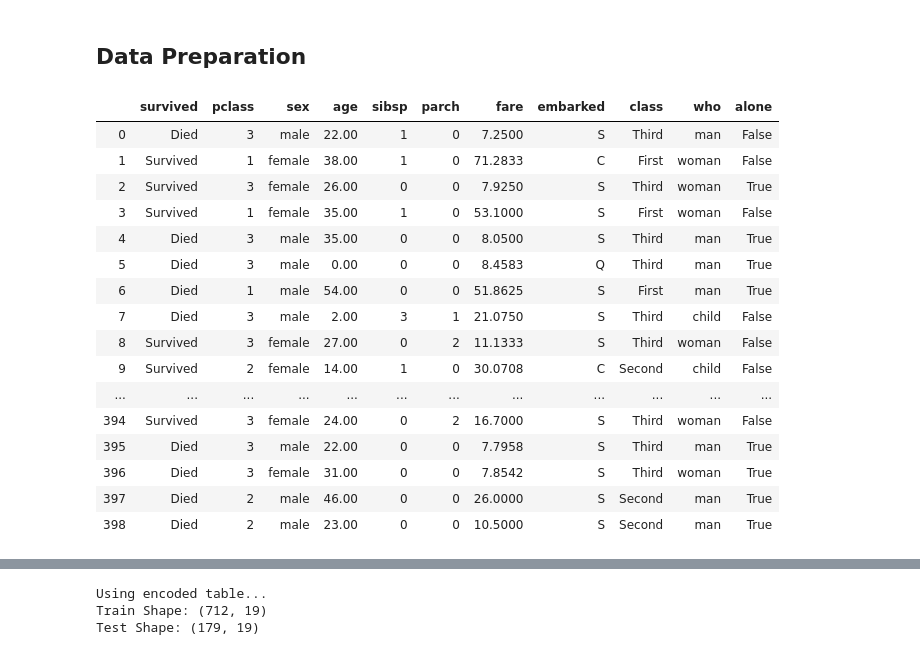
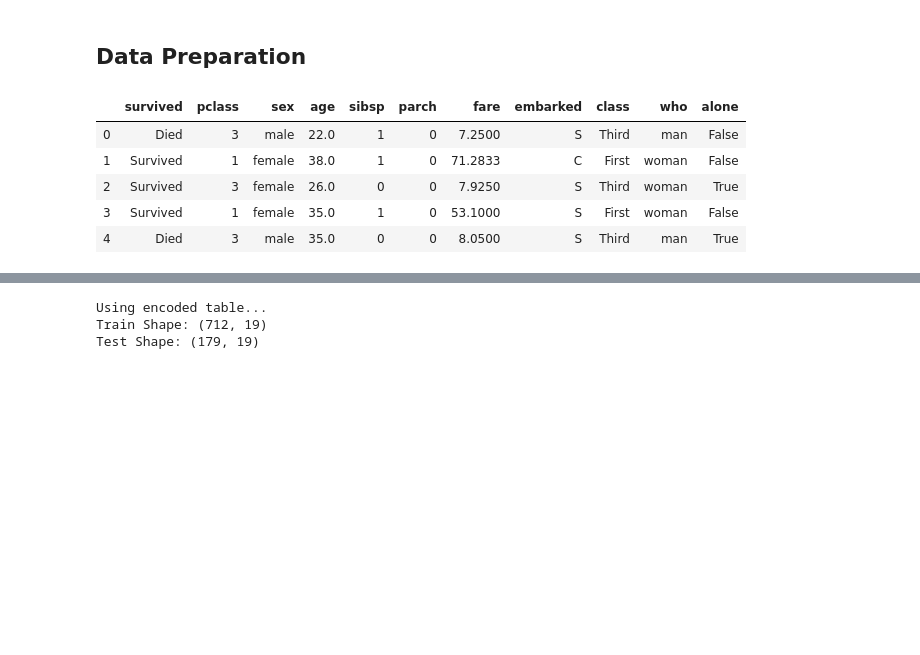
Before and after one commit to jykim/eda_utils, a Jupyter notebook: notebooks/titanic_example.ipynb, the cells around one changed output, grey strips where cells are left out. Cells and saved outputs as stored; diff of their text form; code cells hidden in the pictures; blank space fills up the shorter version.

```diff
--- a/notebooks/titanic_example.ipynb
+++ b/notebooks/titanic_example.ipynb
@@ -203,23 +203,12 @@ Attempting to set identical left == right == 0.0 results in singular transformat
 # %%
 mt = mb.MLTable(titanic.drop(['alive', 'embark_town', 'adult_male', 'deck'], axis=1), "survived")
 # %%
-mt.normalize(topk=3)
+mt.normalize(topk=3).head()
 # %% [output]
 |  | survived | pclass | sex | age | sibsp | parch | fare | embarked | class | who | alone |
-| 0 | Died | 3 | male | 22.00 | 1 | 0 | 7.2500 | S | Third | man | False |
-| 1 | Survived | 1 | female | 38.00 | 1 | 0 | 71.2833 | C | First | woman | False |
-| 2 | Survived | 3 | female | 26.00 | 0 | 0 | 7.9250 | S | Third | woman | True |
-| 3 | Survived | 1 | female | 35.00 | 1 | 0 | 53.1000 | S | First | woman | False |
-| 4 | Died | 3 | male | 35.00 | 0 | 0 | 8.0500 | S | Third | man | True |
-| 5 | Died | 3 | male | 0.00 | 0 | 0 | 8.4583 | Q | Third | man | True |
-| 6 | Died | 1 | male | 54.00 | 0 | 0 | 51.8625 | S | First | man | True |
-| 7 | Died | 3 | male | 2.00 | 3 | 1 | 21.0750 | S | Third | child | False |
-| 8 | Survived | 3 | female | 27.00 | 0 | 2 | 11.1333 | S | Third | woman | False |
-| 9 | Survived | 2 | female | 14.00 | 1 | 0 | 30.0708 | C | Second | child | False |
-| ... | ... | ... | ... | ... | ... | ... | ... | ... | ... | ... | ... |
-| 394 | Survived | 3 | female | 24.00 | 0 | 2 | 16.7000 | S | Third | woman | False |
-| 395 | Died | 3 | male | 22.00 | 0 | 0 | 7.7958 | S | Third | man | True |
-| 396 | Died | 3 | female | 31.00 | 0 | 0 | 7.8542 | S | Third | woman | True |
-| 397 | Died | 2 | male | 46.00 | 0 | 0 | 26.0000 | S | Second | man | True |
-| 398 | Died | 2 | male | 23.00 | 0 | 0 | 10.5000 | S | Second | man | True |
+| 0 | Died | 3 | male | 22.0 | 1 | 0 | 7.2500 | S | Third | man | False |
+| 1 | Survived | 1 | female | 38.0 | 1 | 0 | 71.2833 | C | First | woman | False |
+| 2 | Survived | 3 | female | 26.0 | 0 | 0 | 7.9250 | S | Third | woman | True |
+| 3 | Survived | 1 | female | 35.0 | 1 | 0 | 53.1000 | S | First | woman | False |
+| 4 | Died | 3 | male | 35.0 | 0 | 0 | 8.0500 | S | Third | man | True |
 # %%
```
Also changed, not shown: parts of 4 cells of this notebook.
